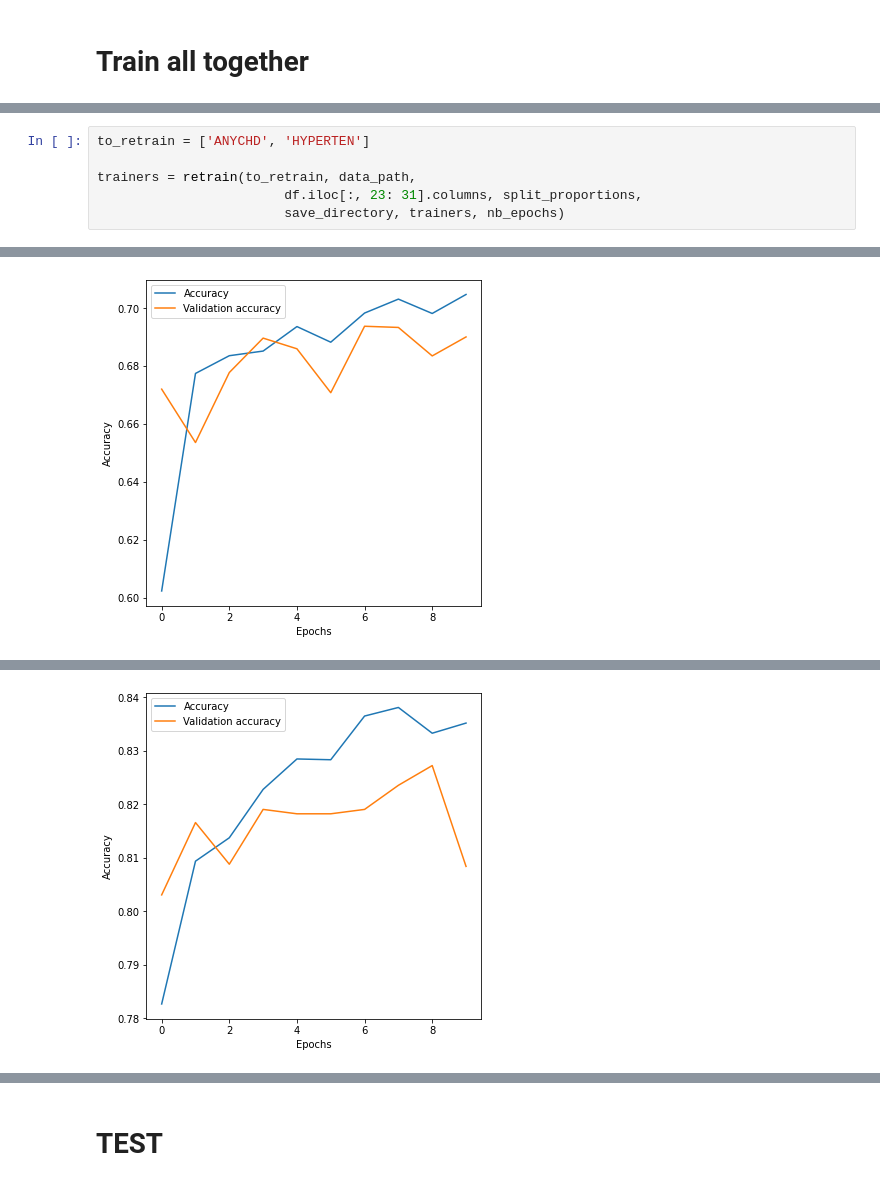
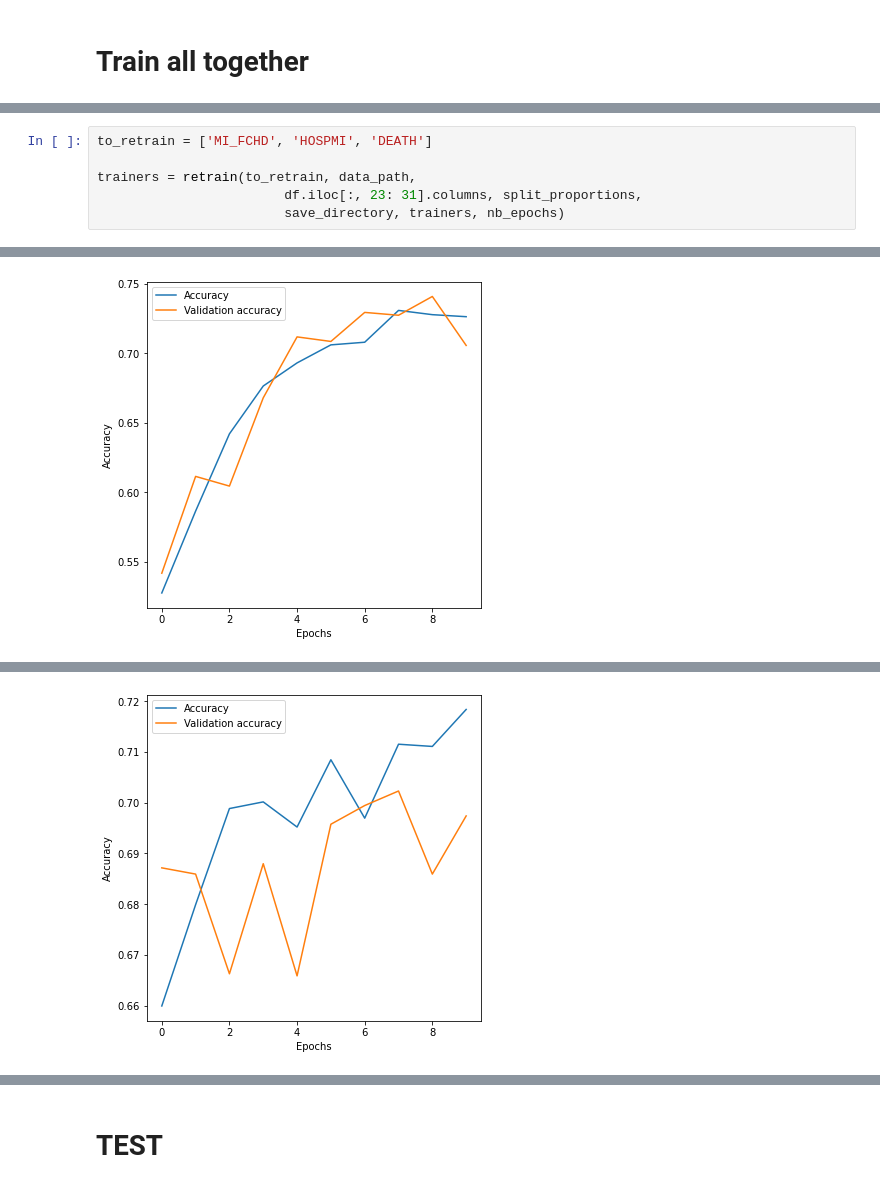
Before and after one commit to Dianevera/heart-prediction, a Jupyter notebook: src/MLP.ipynb, the cells around one changed output, grey strips where cells are left out. Cells and saved outputs as stored; diff of their text form.

```diff
--- a/src/MLP.ipynb
+++ b/src/MLP.ipynb
@@ -165,6 +165,6 @@ Model saved. Acc updated: 0.731 -> 0.734
 ... (4 outputs left out)
 # %%
-to_retrain = ['ANYCHD', 'HYPERTEN']
+to_retrain = ['MI_FCHD', 'HOSPMI', 'DEATH']
 
 trainers = retrain(to_retrain, data_path,
                         df.iloc[:, 23: 31].columns, split_proportions,
@@ -190 +190 @@ Validation
-[figure, old version]
+[figure, new version]
@@ -208 +208 @@ Validation
-[figure, old version]
+[figure, new version]
```
Also changed, not shown: parts of 4 cells of this notebook, 9 other files.
